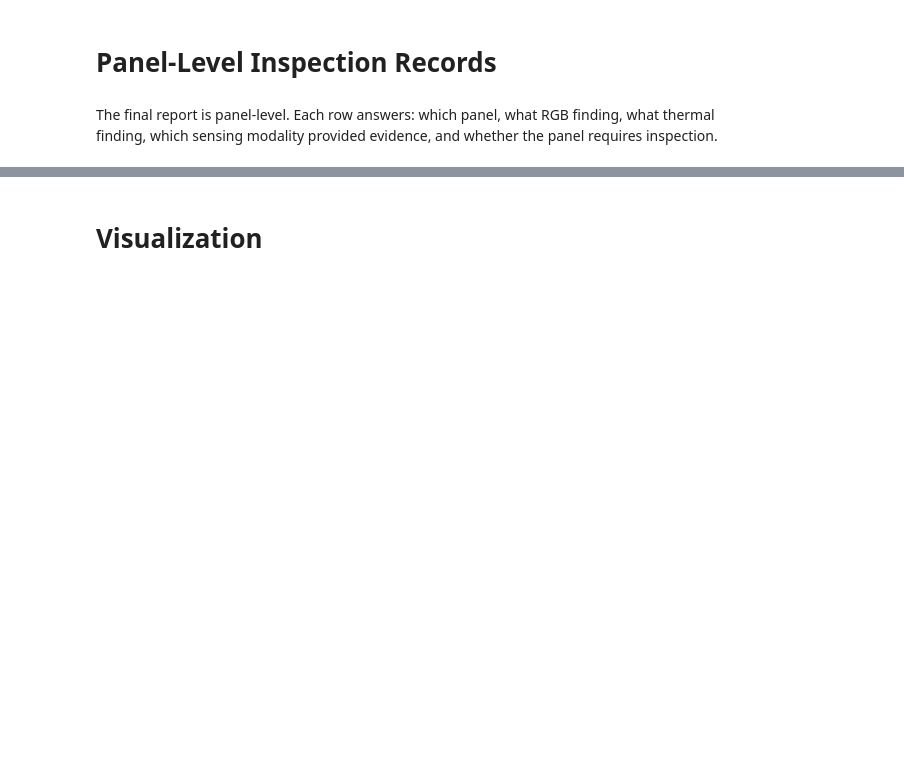
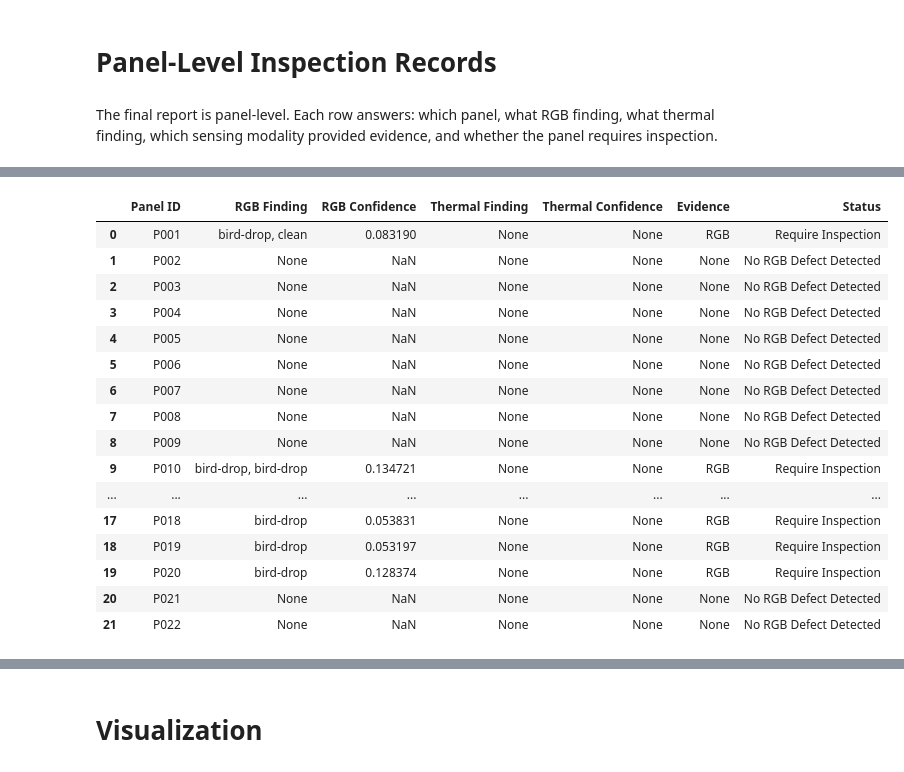
Before and after one commit to raj04h/Industrial_defect-inspection, a Jupyter notebook: Experiment/testing.ipynb, the cells around one changed output, grey strips where cells are left out. Cells and saved outputs as stored; diff of their text form; code cells hidden in the pictures; blank space fills up the shorter version.

```diff
--- a/Experiment/testing.ipynb
+++ b/Experiment/testing.ipynb
@@ -271,40 +434,0 @@ TH002 | hotspot | Panel: None
-# %%
-# ============================================================
-# DEBUG — Panel Detection
-# ============================================================
-
-print("Number of panels:", len(panels))
-
-for panel in panels:
-    print(
-        f"{panel['panel_id']} | "
-        f"confidence={panel['confidence']:.3f} | "
-        f"bbox={panel['bbox']}"
-    )
-
-print("\nRGB image shape:")
-print(rgb_image.shape)
-
-print("\nRGB defects:")
-
-for defect in rgb_defects:
-    center = bbox_center(defect["bbox"])
-
-    print(
-        f"{defect['defect_id']} | "
-        f"class={defect['class_name']} | "
-        f"bbox={defect['bbox']} | "
-        f"center={center}"
-    )
-
-print("\nThermal hotspots:")
-
-for hotspot in thermal_hotspots:
-    center = bbox_center(hotspot["bbox"])
-
-    print(
-        f"{hotspot['hotspot_id']} | "
-        f"class={hotspot['class_name']} | "
-        f"bbox={hotspot['bbox']} | "
-        f"center={center}"
-    )
@@ -392,0 +515,22 @@ P009 | RGB: None (None) | Thermal: None (None) | Evidence: None | Status: No Fin
+# %%
+inspection_df = pd.DataFrame(inspection_records)
+
+inspection_df
+# %% [output]
+|  | Panel ID | RGB Finding | RGB Confidence | Thermal Finding | Thermal Confidence | Evidence | Status |
+| 0 | P001 | bird-drop, clean | 0.083190 | None | None | RGB | Require Inspection |
+| 1 | P002 | None | NaN | None | None | None | No RGB Defect Detected |
+| 2 | P003 | None | NaN | None | None | None | No RGB Defect Detected |
+| 3 | P004 | None | NaN | None | None | None | No RGB Defect Detected |
+| 4 | P005 | None | NaN | None | None | None | No RGB Defect Detected |
+| 5 | P006 | None | NaN | None | None | None | No RGB Defect Detected |
+| 6 | P007 | None | NaN | None | None | None | No RGB Defect Detected |
+| 7 | P008 | None | NaN | None | None | None | No RGB Defect Detected |
+| 8 | P009 | None | NaN | None | None | None | No RGB Defect Detected |
+| 9 | P010 | bird-drop, bird-drop | 0.134721 | None | None | RGB | Require Inspection |
+| ... | ... | ... | ... | ... | ... | ... | ... |
+| 17 | P018 | bird-drop | 0.053831 | None | None | RGB | Require Inspection |
+| 18 | P019 | bird-drop | 0.053197 | None | None | RGB | Require Inspection |
+| 19 | P020 | bird-drop | 0.128374 | None | None | RGB | Require Inspection |
+| 20 | P021 | None | NaN | None | None | None | No RGB Defect Detected |
+| 21 | P022 | None | NaN | None | None | None | No RGB Defect Detected |
```
Also changed, not shown: parts of 18 cells of this notebook, 15 other files.
